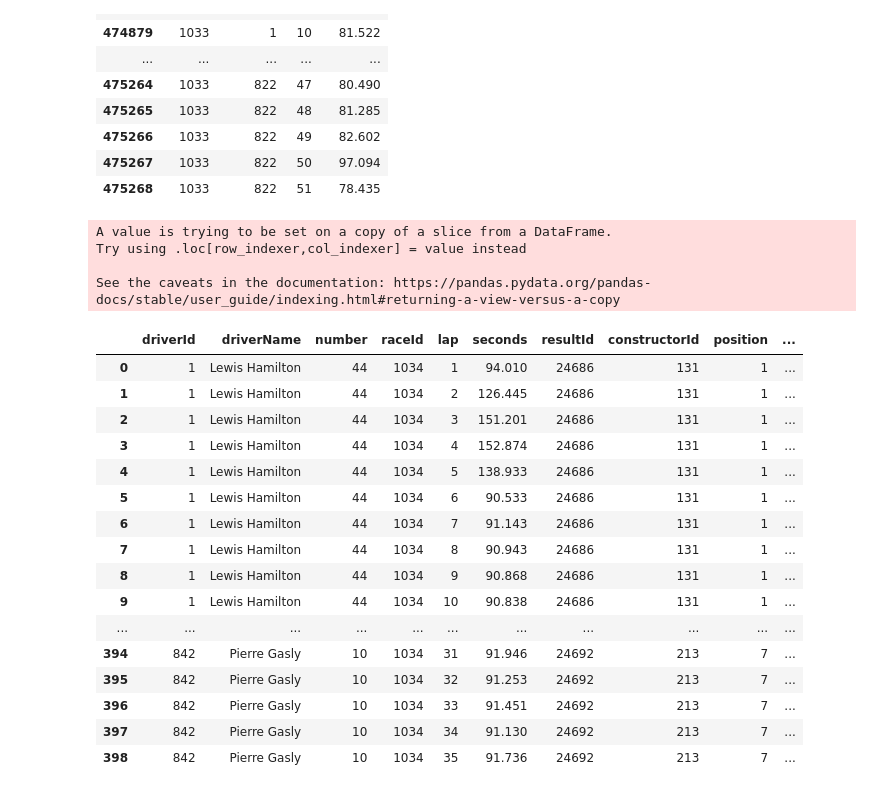
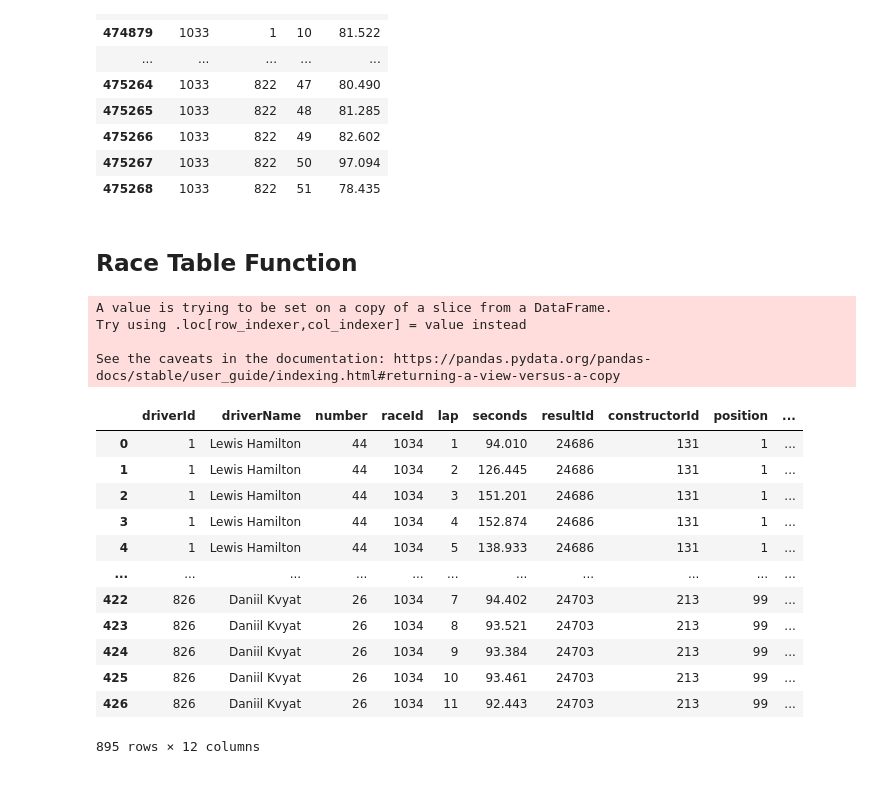
Before and after one commit to abcdefg781/f1.github.io, a Jupyter notebook: Initial Cleaning and Plotting.ipynb, the cells around one changed output. Cells and saved outputs as stored; diff of their text form; code cells hidden in the pictures.

```diff
--- a/Initial Cleaning and Plotting.ipynb
+++ b/Initial Cleaning and Plotting.ipynb
@@ -12,10 +12,10 @@ import plotly.graph_objs as go
 import plotly.express as px
 
 # View all rows and columns of a dataframe
-pd.set_option('display.max_rows', None)
+# pd.set_option('display.max_rows', None)
 pd.set_option('display.max_columns', None)
 pd.set_option('display.width', None)
-pd.set_option('display.max_colwidth', None)
+# pd.set_option('display.max_colwidth', None)
 # %% [markdown]
 ## Loading in Data
 # %%
@@ -147,6 +158,8 @@ See the caveats in the documentation: https://pandas.pydata.org/pandas-docs/stab
 | 475266 | 1033 | 822 | 49 | 82.602 |
 | 475267 | 1033 | 822 | 50 | 97.094 |
 | 475268 | 1033 | 822 | 51 | 78.435 |
+# %% [markdown]
+## Race Table Function
 # %%
 import pandas as pd
 
@@ -165,67 +178,43 @@ drivers_df = drivers_df.drop(columns = ["forename", "surname"])
 
 # lap_times_df
 clean_lt_df = lap_times_df[["raceId", "driverId", "lap", "milliseconds"]]
 clean_lt_df["seconds"] = clean_lt_df.milliseconds / 1000
 clean_lt_df = clean_lt_df.drop(columns = "milliseconds")
 
-
+# results_df
+results_df["position"] = results_df["position"].replace({r"\N": 99})
+results_df["position"] = results_df["position"].astype(int)
 
 def create_race_table(year, race_name):
     races_temp = races_df[races_df.year == year]
     race_id = int(races_temp.raceId[races_temp.name == race_name])
     lap_times_1 = clean_lt_df[clean_lt_df.raceId == race_id]
     results_1 = results_df[results_df.raceId == race_id]
     df_1 = pd.merge(drivers_df[["driverId", "driverName", "number"]], lap_times_1, on = "driverId")
     df_2 = pd.merge(df_1, results_1[["resultId", "driverId", "constructorId", "position"]], on = "driverId")
     df_3 = pd.merge(df_2, constructors_df[["constructorId", "constructorRef"]], on = "constructorId")
     df_3["constructorRef"] = df_3["constructorRef"].str.title()
     df_4 = pd.merge(df_3, races_df[["raceId", "year", "name"]], on = "raceId")
+    df_4 = df_4.sort_values(by = ["position", "lap"])
     return df_4
 
-create_race_table(2020, "British Grand Prix")
-
-# Intermediate Merging
-# df_1 = pd.merge(clean_lt_df, drivers_df[["driverId", "forename", "surname", "number"]], on = ["driverId"])
-# df_1["number"] = df_1["number"].replace({r"\N": None})
-# df_1["driverName"] = df_1["forename"].str.cat(df_1["surname"],sep = " ")
-# df_1 = df_1.drop(columns = ["forename", "surname"])
-# df_1
-# df_2 = pd.merge(df_1, constructors_df[["constructorId", "constructorRef"]], on = "constructorId")
-# df_2
-# df_2 = pd.merge(df_1, results_df[["resultId", "driverId", "constructorId", "position"]], on = ["raceId", "driverId"])
-# df_2
-# df_2["position"] = df_2["position"].replace({r"\N": None})
-# df_2["position"] = pd.to_numeric(df_2["position"], downcast = "integer")
-# df_3 = pd.merge(df_2, constructors_df[["constructorId", "constructorRef"]], on = "constructorId")
-# df_4 = pd.merge(df_3, races_df[["raceId", "year", "name"]], on = "raceId")
-# df_4 = df_4.sort_values(["position", "lap"])
-# df_4["driverName"] = df_4["forename"].str.cat(df_4["surname"],sep = " ")
-# df_4 = df_4.drop(columns = ["forename", "surname"])
-
-# Do some formatting to make the final graph easier to read
-# df_4["constructorRef"] = df_4["constructorRef"].str.title()
-
-# Save this as a CSV for the full series of races
-# df_4.to_csv("./plotting_data.csv")
+df_4 = create_race_table(2020, "British Grand Prix")
+df_4
 # %% [output]
 A value is trying to be set on a copy of a slice from a DataFrame.
 Try using .loc[row_indexer,col_indexer] = value instead
 
 See the caveats in the documentation: https://pandas.pydata.org/pandas-docs/stable/user_guide/indexing.html#returning-a-view-versus-a-copy
 |  | driverId | driverName | number | raceId | lap | seconds | resultId | constructorId | position | ... |
 | 0 | 1 | Lewis Hamilton | 44 | 1034 | 1 | 94.010 | 24686 | 131 | 1 | ... |
 | 1 | 1 | Lewis Hamilton | 44 | 1034 | 2 | 126.445 | 24686 | 131 | 1 | ... |
 | 2 | 1 | Lewis Hamilton | 44 | 1034 | 3 | 151.201 | 24686 | 131 | 1 | ... |
 | 3 | 1 | Lewis Hamilton | 44 | 1034 | 4 | 152.874 | 24686 | 131 | 1 | ... |
 | 4 | 1 | Lewis Hamilton | 44 | 1034 | 5 | 138.933 | 24686 | 131 | 1 | ... |
-| 5 | 1 | Lewis Hamilton | 44 | 1034 | 6 | 90.533 | 24686 | 131 | 1 | ... |
-| 6 | 1 | Lewis Hamilton | 44 | 1034 | 7 | 91.143 | 24686 | 131 | 1 | ... |
-| 7 | 1 | Lewis Hamilton | 44 | 1034 | 8 | 90.943 | 24686 | 131 | 1 | ... |
-| 8 | 1 | Lewis Hamilton | 44 | 1034 | 9 | 90.868 | 24686 | 131 | 1 | ... |
-| 9 | 1 | Lewis Hamilton | 44 | 1034 | 10 | 90.838 | 24686 | 131 | 1 | ... |
 | ... | ... | ... | ... | ... | ... | ... | ... | ... | ... | ... |
-| 394 | 842 | Pierre Gasly | 10 | 1034 | 31 | 91.946 | 24692 | 213 | 7 | ... |
-| 395 | 842 | Pierre Gasly | 10 | 1034 | 32 | 91.253 | 24692 | 213 | 7 | ... |
-| 396 | 842 | Pierre Gasly | 10 | 1034 | 33 | 91.451 | 24692 | 213 | 7 | ... |
-| 397 | 842 | Pierre Gasly | 10 | 1034 | 34 | 91.130 | 24692 | 213 | 7 | ... |
-| 398 | 842 | Pierre Gasly | 10 | 1034 | 35 | 91.736 | 24692 | 213 | 7 | ... |
+| 422 | 826 | Daniil Kvyat | 26 | 1034 | 7 | 94.402 | 24703 | 213 | 99 | ... |
+| 423 | 826 | Daniil Kvyat | 26 | 1034 | 8 | 93.521 | 24703 | 213 | 99 | ... |
+| 424 | 826 | Daniil Kvyat | 26 | 1034 | 9 | 93.384 | 24703 | 213 | 99 | ... |
+| 425 | 826 | Daniil Kvyat | 26 | 1034 | 10 | 93.461 | 24703 | 213 | 99 | ... |
+| 426 | 826 | Daniil Kvyat | 26 | 1034 | 11 | 92.443 | 24703 | 213 | 99 | ... |
+895 rows × 12 columns
```
Also changed, not shown: parts of 9 cells of this notebook, 4 other files.
